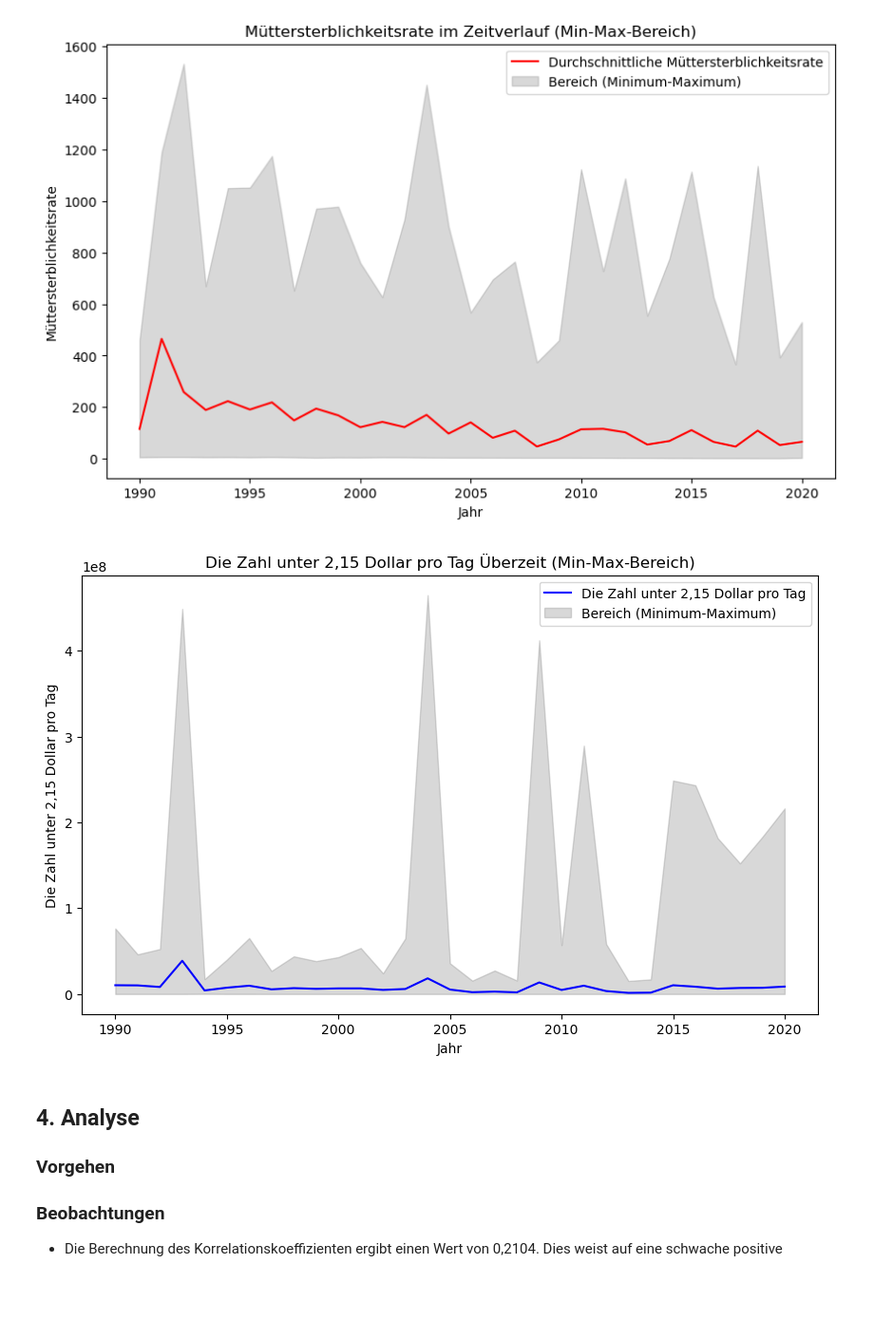
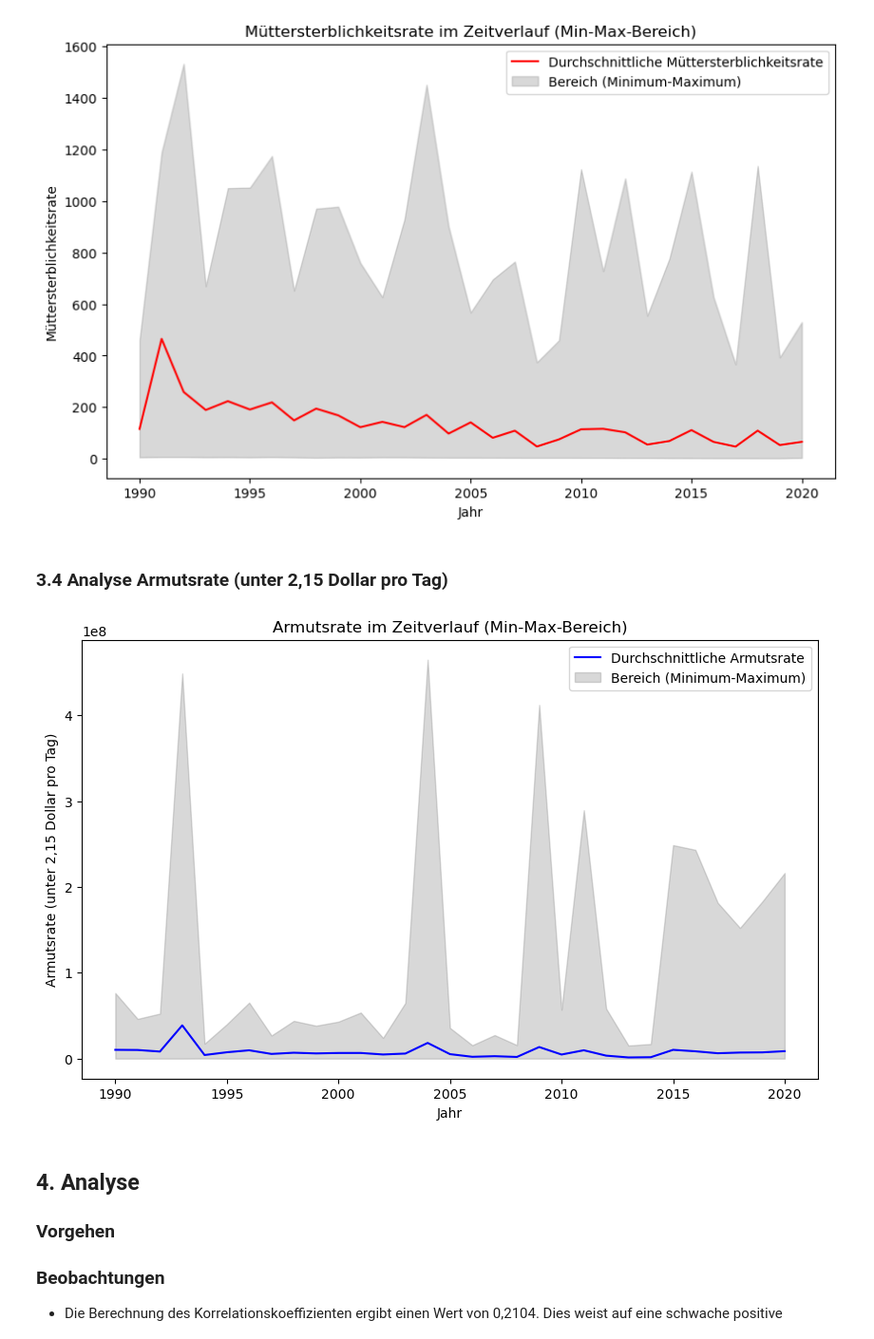
Before and after one commit to veronikamiteva/Pandas_Leistungsnachweis_2, a Jupyter notebook: Leistungsnachweis_Python_Müttersterblichkeitsrate und Armut.ipynb, the cells around one changed output. Shown at 95% size. Cells and saved outputs as stored; diff of their text form; code cells hidden in the pictures; blank space fills up the shorter version.

```diff
--- a/Leistungsnachweis_Python_Müttersterblichkeitsrate und Armut.ipynb
+++ b/Leistungsnachweis_Python_Müttersterblichkeitsrate und Armut.ipynb
@@ -261,29 +265,31 @@ plt.legend()
 plt.show()
 # %% [output]
 [figure]
+# %% [markdown]
+### 3.4 Analyse Armutsrate (unter 2,15 Dollar pro Tag)
 # %%
 # Erstellen eines Bereichsdiagramms (wie ein Kerzendiagramm) für den Armutsanteil oder die Müttersterblichkeit
 plt.figure(figsize=(10, 6))
 
 # Daten nach Jahr gruppieren und Statistiken berechnen (Minimum, Maximum und Mittelwert für jedes Jahr)
 yearly_stats = merged_df.groupby('Jahr').agg(
     min_value=('Die Zahl unter 2,15 Dollar pro Tag', 'min'),
     max_value=('Die Zahl unter 2,15 Dollar pro Tag', 'max'),
     mean_value=('Die Zahl unter 2,15 Dollar pro Tag', 'mean')
 ).reset_index()
 
 # Erstellen des "Kerzen"-Diagramms – Bereichsdiagramm (unter Verwendung von Minimal- und Maximalwerten)
-sns.lineplot(data=yearly_stats, x="Jahr", y="mean_value", label="Die Zahl unter 2,15 Dollar pro Tag", color="blue")
+sns.lineplot(data=yearly_stats, x="Jahr", y="mean_value", label="Durchschnittliche Armutsrate", color="blue")
 plt.fill_between(yearly_stats['Jahr'], yearly_stats['min_value'], yearly_stats['max_value'], color='gray', alpha=0.3, label="Bereich (Minimum-Maximum)")
 
 # Hinzufügen von Beschriftungen und Titel
 plt.xlabel("Jahr")
-plt.ylabel("Die Zahl unter 2,15 Dollar pro Tag")
-plt.title("Die Zahl unter 2,15 Dollar pro Tag Überzeit (Min-Max-Bereich)")
+plt.ylabel("Armutsrate (unter 2,15 Dollar pro Tag)")
+plt.title("Armutsrate im Zeitverlauf (Min-Max-Bereich)")
 plt.legend()
 plt.show()
 # %% [output]
-[figure, old version]
+[figure, new version]
 # %% [markdown]
 ## 4. Analyse
 
```
Also changed, not shown: parts of 3 cells of this notebook.
